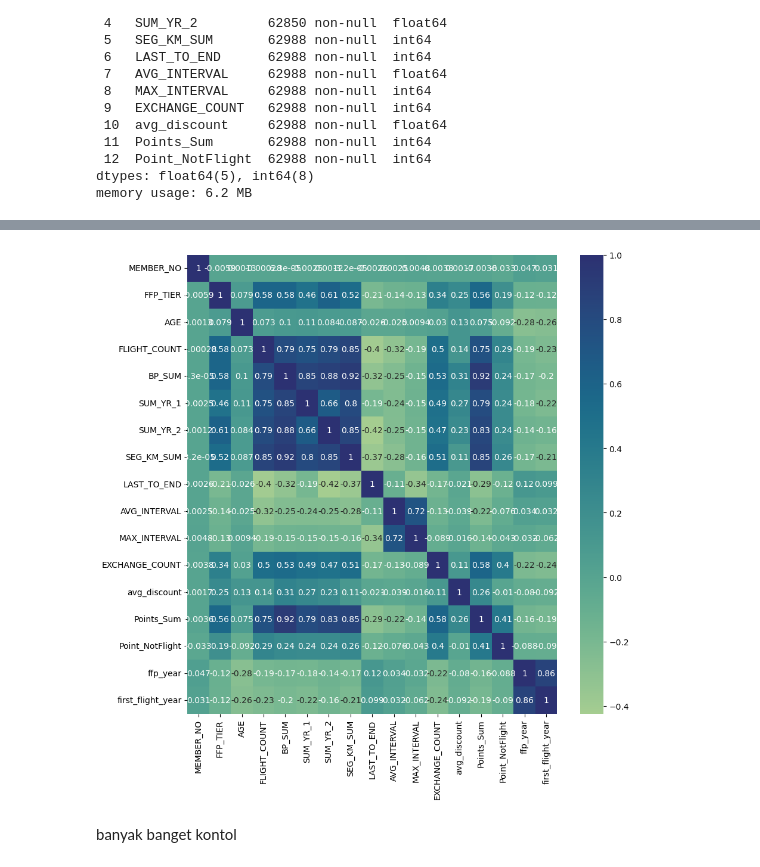
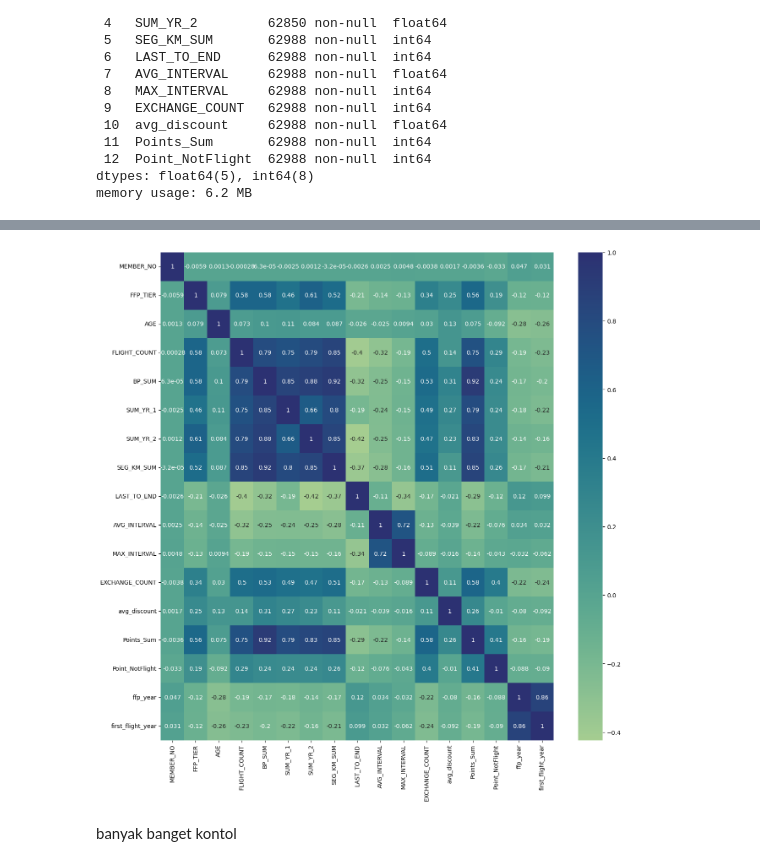
Before and after one commit to gbriansatria/Final-Project-Raka-MAX, a Jupyter notebook: Homework Stage 3/Homework Unsupervised Learning.ipynb, the cells around one changed output, grey strips where cells are left out. Drawn from its saved outputs; the diff is of its cells as text; code cells hidden in the pictures.

```diff
--- a/Homework Stage 3/Homework Unsupervised Learning.ipynb
+++ b/Homework Stage 3/Homework Unsupervised Learning.ipynb
@@ -287,9 +272,9 @@ plt.show()
 # %%
-plt.figure(figsize=(10,10))
+plt.figure(figsize=(15,15))
 sns.heatmap(df1.corr(), cmap='crest', annot=True)
 plt.show()
 # %% [output]
-[figure, old version]
+[figure, new version]
 # %% [markdown]
 banyak banget kontol
 # %% [markdown]
```
Also changed, not shown: parts of 3 cells of this notebook.
